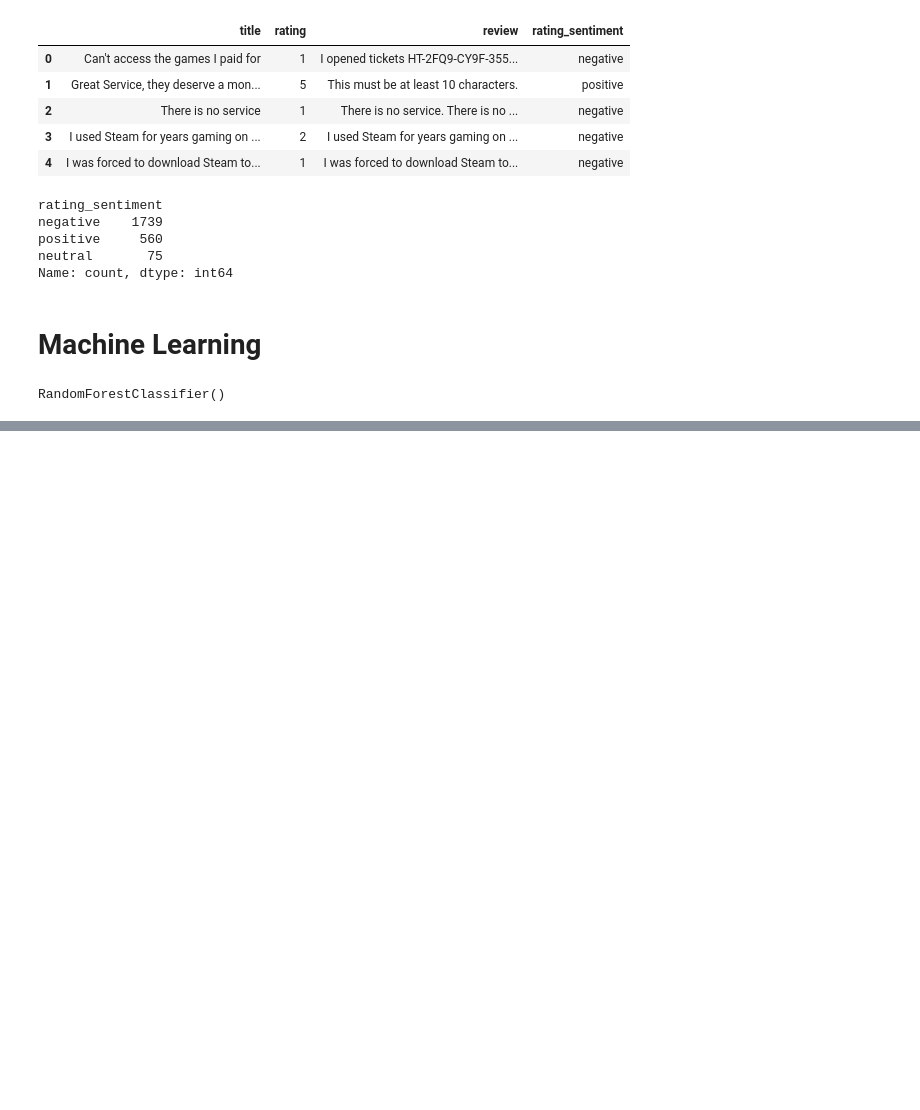
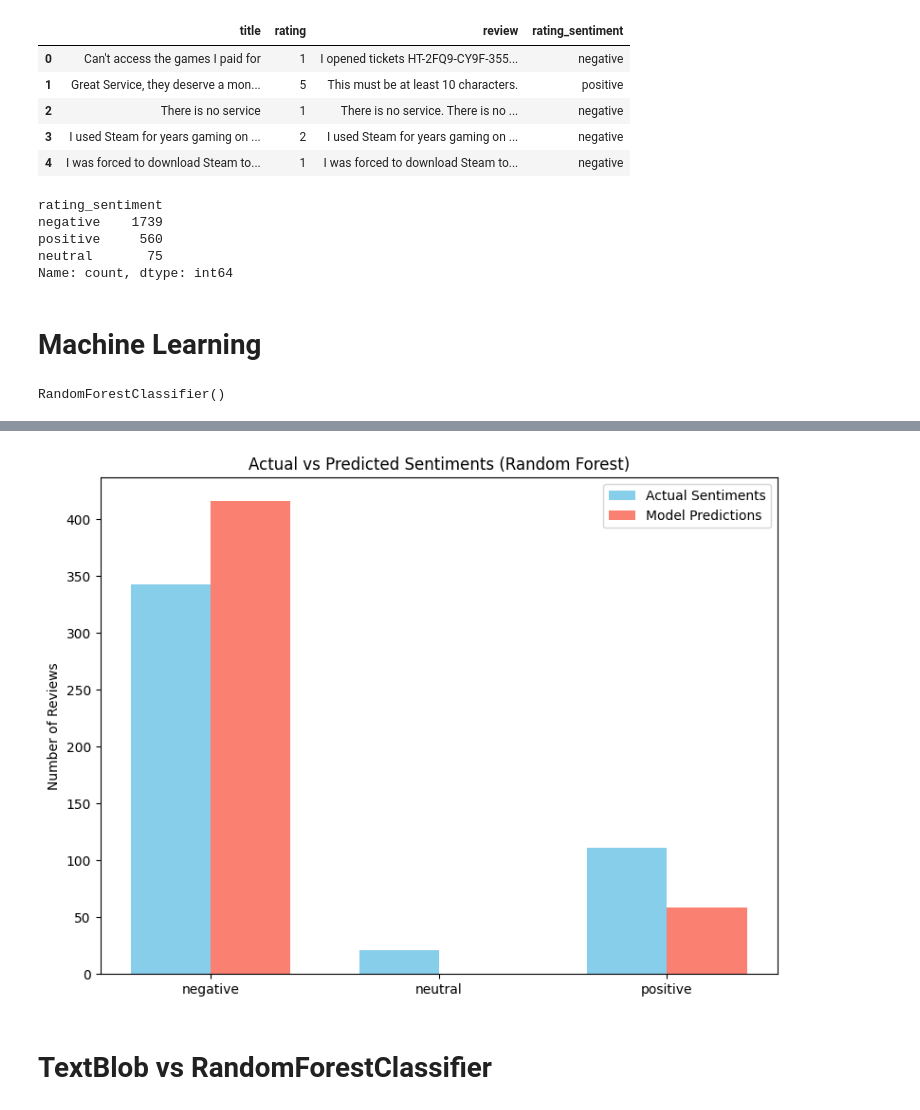
Before and after one commit to AngPappasATH/Steam-reviews-Sentimental-and-ML-Analysis, a Jupyter notebook: machine_learning/ml_titles_reviews.ipynb, the cells around one changed output, grey strips where cells are left out. Drawn from its saved outputs; the diff is of its cells as text; code cells hidden in the pictures; blank space fills up the shorter version.

```diff
--- a/machine_learning/ml_titles_reviews.ipynb
+++ b/machine_learning/ml_titles_reviews.ipynb
@@ -112,0 +133,26 @@ weighted avg       0.80      0.83      0.79       475
+# %%
+# Actual vs. Predicted Distribution
+labels = ['negative', 'neutral', 'positive']
+
+actual_counts = y_test.value_counts().reindex(labels, fill_value=0)
+predicted_counts = pd.Series(pred).value_counts().reindex(labels, fill_value=0)
+
+x = np.arange(len(labels))
+width = 0.35
+
+fig, ax = plt.subplots(figsize=(8, 6))
+ax.bar(x - width/2, actual_counts, width, label='Actual Sentiments', color='skyblue')
+ax.bar(x + width/2, predicted_counts, width, label='Model Predictions', color='salmon')
+
+ax.set_ylabel('Number of Reviews')
+ax.set_title('Actual vs Predicted Sentiments (Random Forest)')
+ax.set_xticks(x)
+ax.set_xticklabels(labels)
+ax.legend()
+
+plt.tight_layout()
+plt.show()
+# %% [output]
+[figure, added]
+# %% [markdown]
+# TextBlob vs RandomForestClassifier
```
Also changed, not shown: parts of 6 cells of this notebook, 5 other files.
